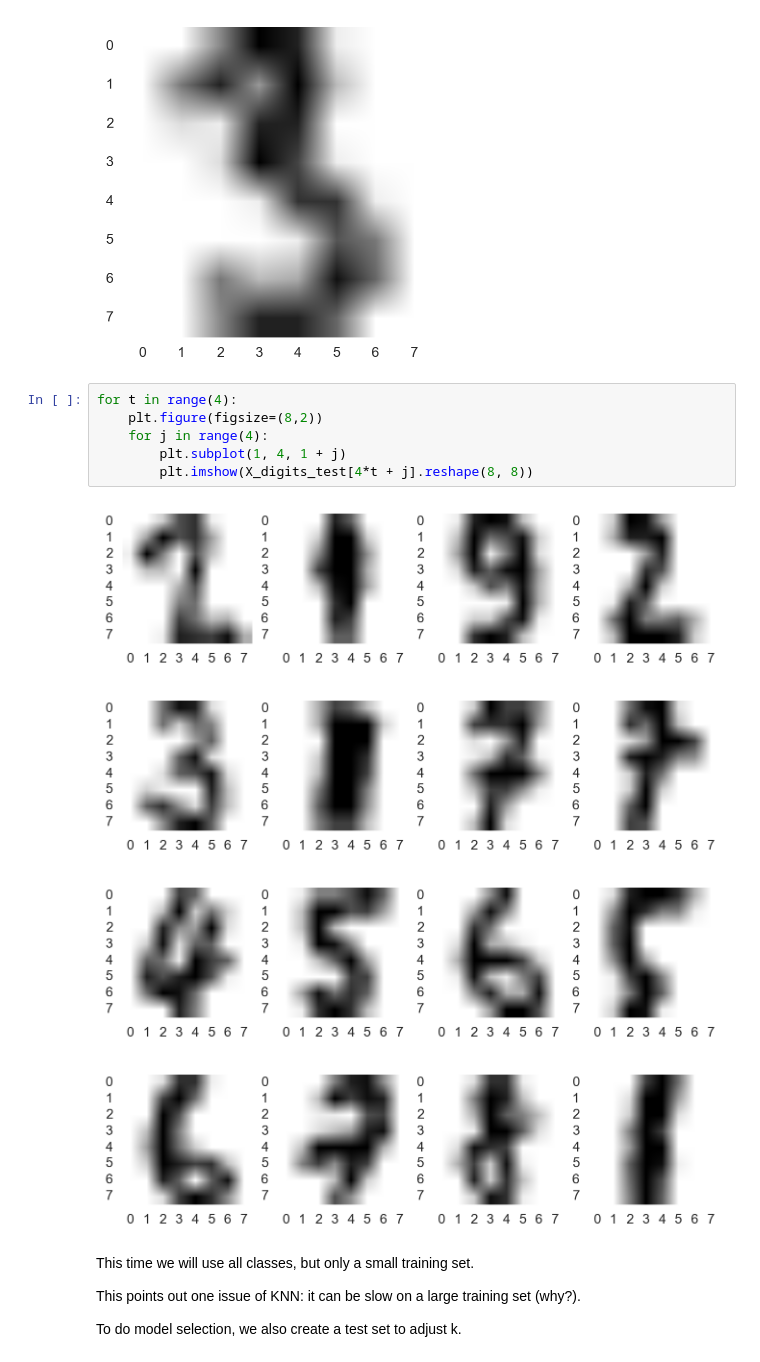
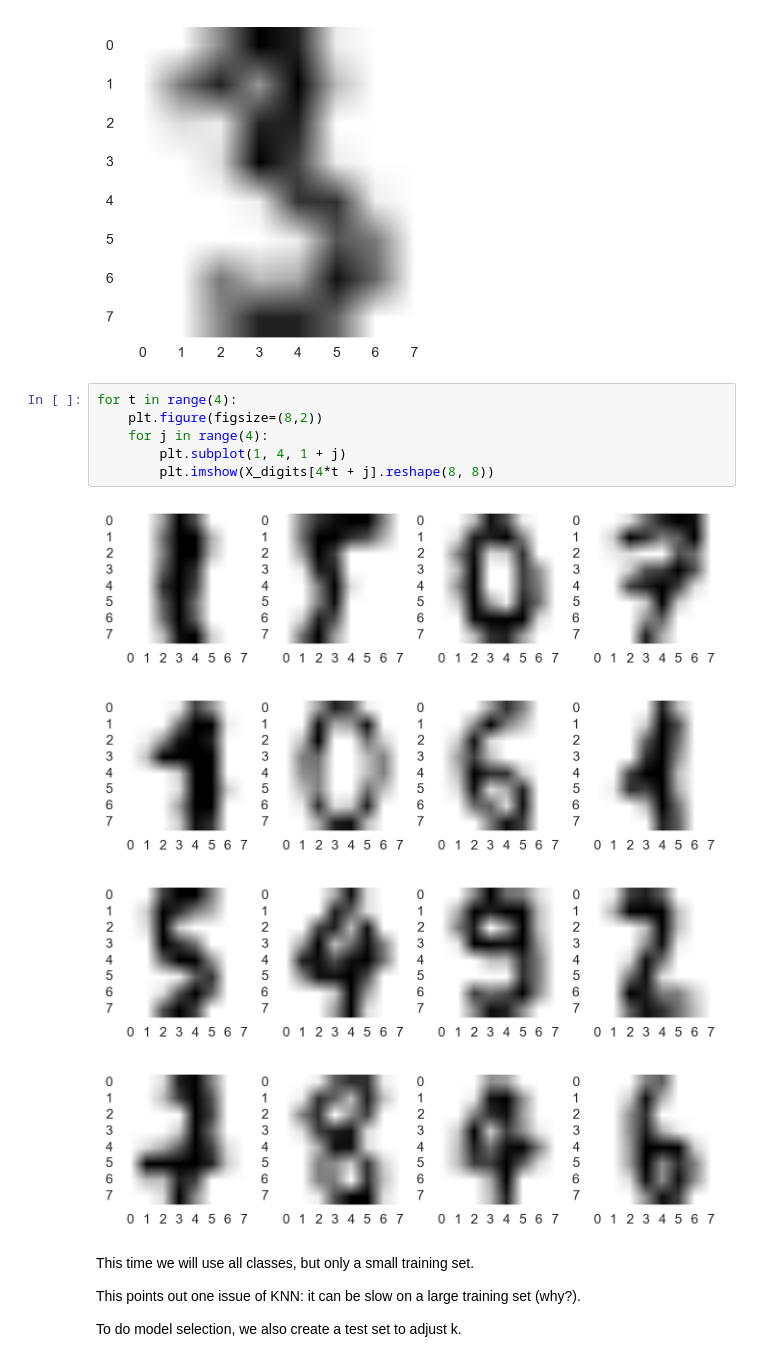
Before and after one commit to mcrovella/CS506-Computational-Tools-for-Data-Science, a Jupyter notebook: 15B-Classification-II-Demo.ipynb, the cells around one changed output. Cells and saved outputs as stored; diff of their text form.

```diff
--- a/15B-Classification-II-Demo.ipynb
+++ b/15B-Classification-II-Demo.ipynb
@@ -456,14 +459,14 @@ _=plt.imshow(digits.images[3])
 # %%
 for t in range(4):
     plt.figure(figsize=(8,2))
     for j in range(4):
         plt.subplot(1, 4, 1 + j)
-        plt.imshow(X_digits_test[4*t + j].reshape(8, 8))
+        plt.imshow(X_digits[4*t + j].reshape(8, 8))
 # %% [output]
-[figure, old version]
+[figure, new version]
-[figure, old version]
+[figure, new version]
-[figure, old version]
+[figure, new version]
-[figure, old version]
+[figure, new version]
 # %% [markdown]
 This time we will use all classes, but only a small training set.
 
```
Also changed, not shown: parts of 12 cells of this notebook, 3 other files.
